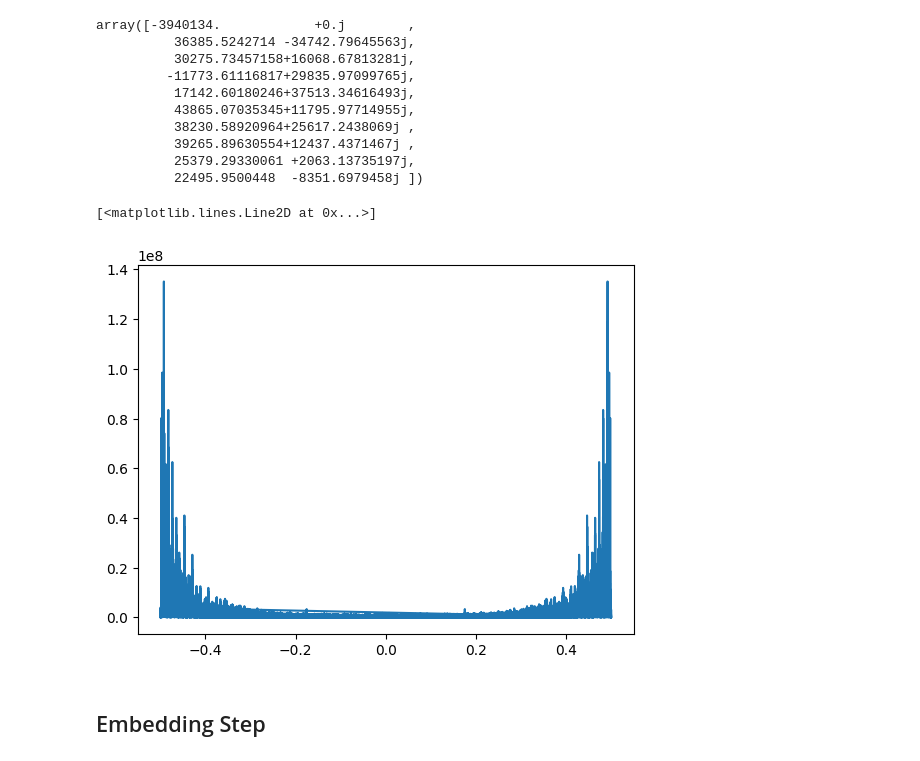
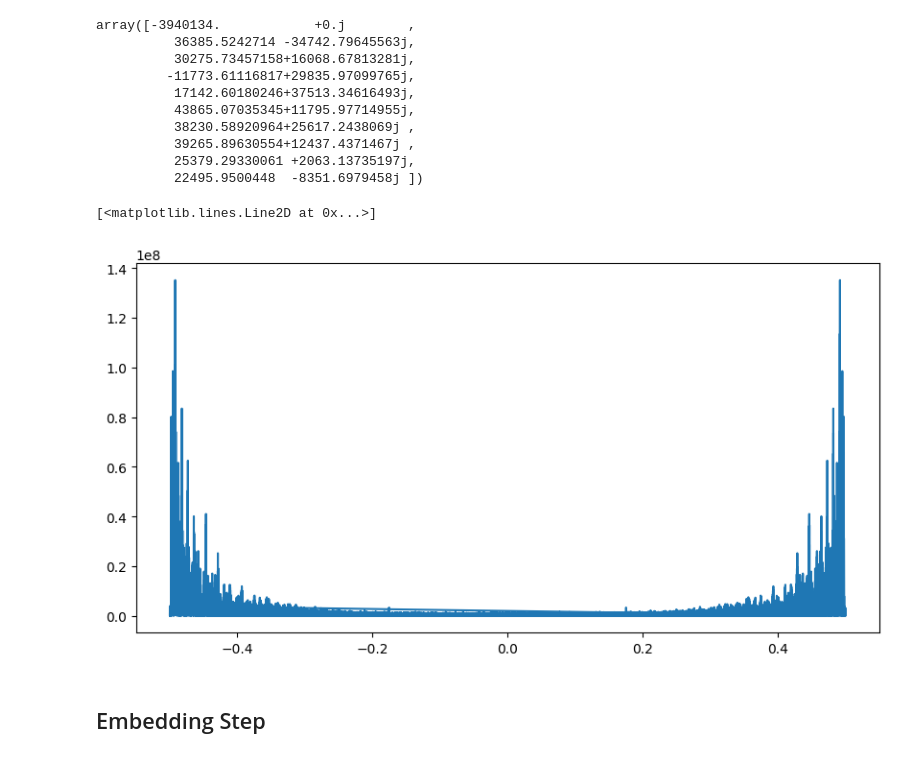
Before and after one commit to ermahechap/Distribuidos2023, a Jupyter notebook: Normal/PythonVersion/watermarking_test.ipynb, the cells around one changed output. Drawn from its saved outputs; the diff is of its cells as text; code cells hidden in the pictures.

Commit message:
Jupyter notebook with plots to explain code operation

```diff
--- a/Normal/PythonVersion/watermarking_test.ipynb
+++ b/Normal/PythonVersion/watermarking_test.ipynb
@@ -61,7 +61,8 @@ array([-3940134.            +0.j        ,
 # %%
 x_fft_shifted = fftshift(fft(x, n_samples))
 x_fft_freq = fftfreq(x.size)
+plt.figure(figsize=(10,5))
 plt.plot(x_fft_freq, abs(x_fft_shifted))
 # %% [output]
 [<matplotlib.lines.Line2D at 0x...>]
-[figure, old version]
+[figure, new version]
```
Also changed, not shown: parts of 8 cells of this notebook, 1 other file.
